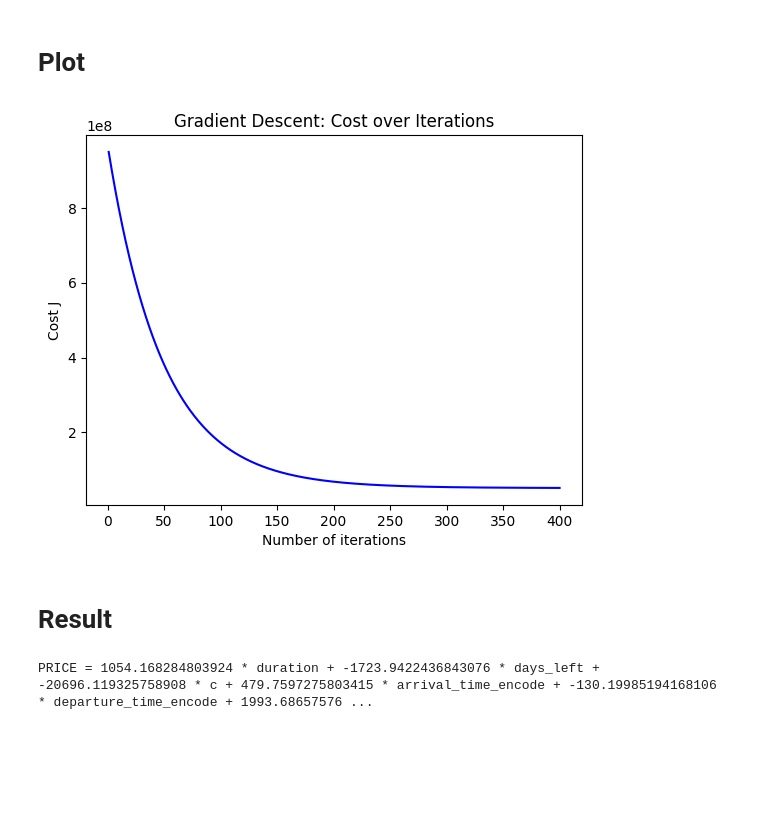
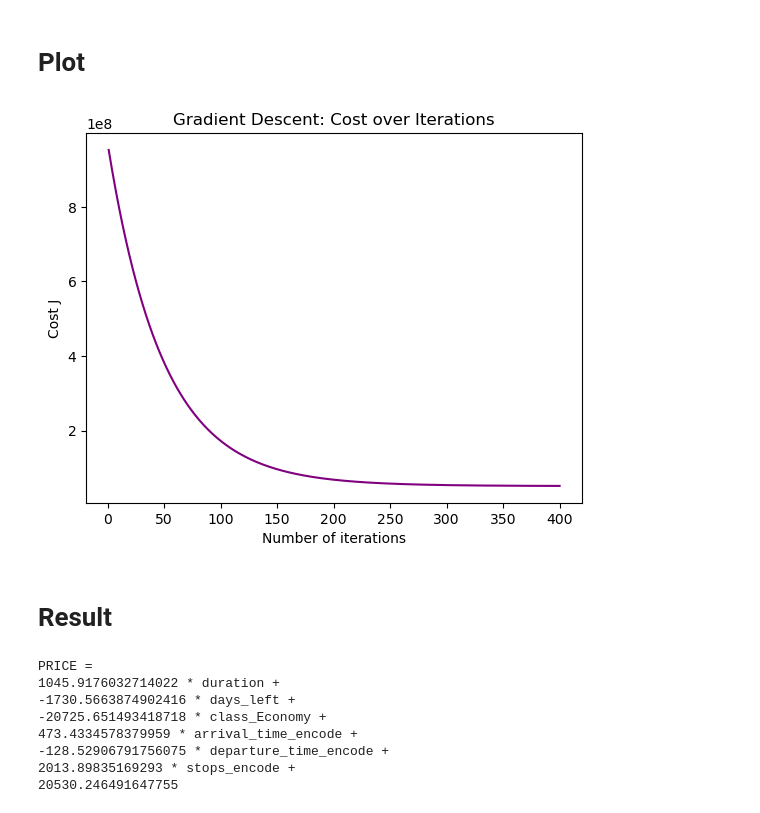
Before and after one commit to asAlwaysZahra/search-team-ghavi-subset, a Jupyter notebook: Linear-Regression.ipynb, the cells around one changed output. Saved outputs shown, nothing was run; the diff lists cells and outputs as text; code cells hidden in the pictures; blank space fills up the shorter version.

```diff
--- a/Linear-Regression.ipynb
+++ b/Linear-Regression.ipynb
@@ -316,20 +316,33 @@ RMSE: 7177.996134361994
 # %% [markdown]
 # Plot
 # %%
-plt.plot(range(1, len(cost_history) + 1), cost_history, color='blue')
+plt.plot(range(1, len(cost_history) + 1), cost_history, color='purple')
 plt.xlabel('Number of iterations')
 plt.ylabel('Cost J')
 plt.title('Gradient Descent: Cost over Iterations')
 plt.show()
 # %% [output]
-[figure, old version]
+[figure, new version]
 # %% [markdown]
 # Result
 # %%
-print(f"PRICE = {W[0][0]} * {X_df.columns[0]} + {W[1][0]} * {X_df.columns[1]} + {W[2][0]} * \
-{X_df.columns[2][0]} + {W[3][0]} * {X_df.columns[3]} + {W[4][0]} * {X_df.columns[4]} + {W[5][0]} * {X_df.columns[5]}")
+print("PRICE ="
+      f"\n{W[0][0]} * {X_df.columns[0]} +",
+      f"\n{W[1][0]} * {X_df.columns[1]} +",
+      f"\n{W[2][0]} * {X_df.columns[2]} +",
+      f"\n{W[3][0]} * {X_df.columns[3]} +",
+      f"\n{W[4][0]} * {X_df.columns[4]} +",
+      f"\n{W[5][0]} * {X_df.columns[5]} +",
+      f"\n{b}")
 # %% [output]
-PRICE = 1054.168284803924 * duration + -1723.9422436843076 * days_left + -20696.119325758908 * c + 479.7597275803415 * arrival_time_encode + -130.19985194168106 * departure_time_encode + 1993.68657576 ...
+PRICE =
+1045.9176032714022 * duration +
+-1730.5663874902416 * days_left +
+-20725.651493418718 * class_Economy +
+473.4334578379959 * arrival_time_encode +
+-128.52906791756075 * departure_time_encode +
+2013.89835169293 * stops_encode +
+20530.246491647755
 # %%
 print(f"Training Time: = {ex_time}s")
 # %% [output]
```
Also changed, not shown: parts of 6 cells of this notebook.
